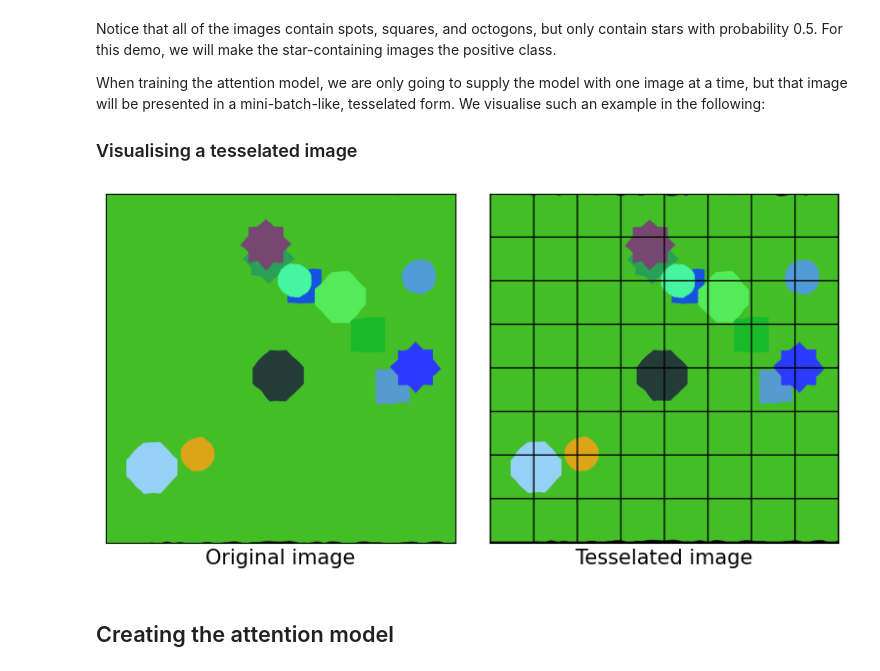
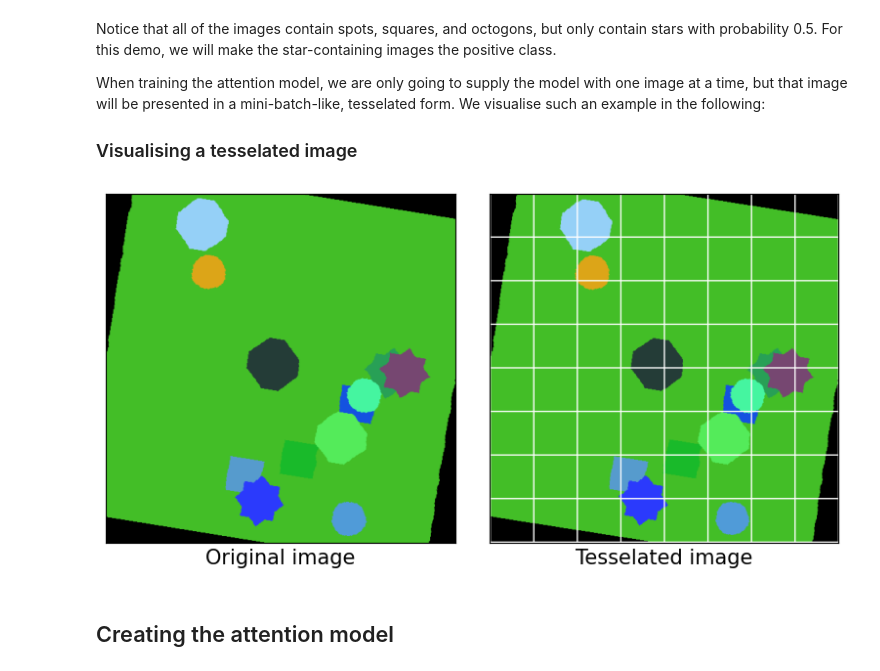
Before and after one commit to jdenholm/TorchTools, a Jupyter notebook: demos/attention-mil-demo.ipynb, the cells around one changed output. Drawn from its saved outputs; the diff is of its cells as text; code cells hidden in the pictures.

Commit message:
:memo: Added rotations to demo

```diff
--- a/demos/attention-mil-demo.ipynb
+++ b/demos/attention-mil-demo.ipynb
@@ -16,6 +16,7 @@ from torch.utils.data import DataLoader
 from torch import zeros, rand, no_grad
 
 from torchvision.transforms import Compose, ElasticTransform, RandomErasing
+from torchvision.transforms import RandomRotation
 
 img_size = 512
 patch_size = 64
@@ -27,7 +28,13 @@ train_set = ShapesDataset(
     square_prob=1.0,
     octagon_prob=1.0,
     star_prob=0.5,
-    input_tfms=Compose([ElasticTransform(alpha=(0.0, 50.0)), RandomErasing()]),
+    input_tfms=Compose(
+        [
+            ElasticTransform(alpha=(0.0, 50.0)),
+            # RandomErasing(),
+            RandomRotation(180.0),
+        ]
+    ),
     target_tfms=Compose([lambda x: x[1]]),
     image_size=img_size,
     num_shapes=3,
@@ -100,29 +107,33 @@ When training the attention model, we are only going to supply the model with on
 # %%
 from torch_tools.torch_utils import patchify_img_batch
 
 for batch, target in train_loader:
     if target.item() == 1.0:
         break
 
-patches = make_grid(patchify_img_batch(batch, patch_size), nrow=8)
+patches = make_grid(
+    patchify_img_batch(batch, patch_size),
+    nrow=8,
+    pad_value=1.0,
+)
 
 figure, axes = plt.subplots(1, 2, figsize=(8, 4))
 
 axes[0].imshow(batch.squeeze(0).permute(1, 2, 0), extent=(0, 1, 0, 1))
 axes[1].imshow(patches.permute(1, 2, 0), extent=(0, 1, 0, 1))
 
 axes[0].set_xlabel("Original image", fontsize=15)
 axes[1].set_xlabel("Tesselated image", fontsize=15)
 
 for axis in axes.ravel():
     axis.set_xticks([])
     axis.set_yticks([])
     axis.set_xlim(left=0.0, right=1.0)
     axis.set_ylim(bottom=0.0, top=1.0)
 
 figure.tight_layout()
 # %% [output]
-[figure, old version]
+[figure, new version]
 # %% [markdown]
 ## Creating the attention model
 # %%
```
Also changed, not shown: parts of 4 cells of this notebook.
